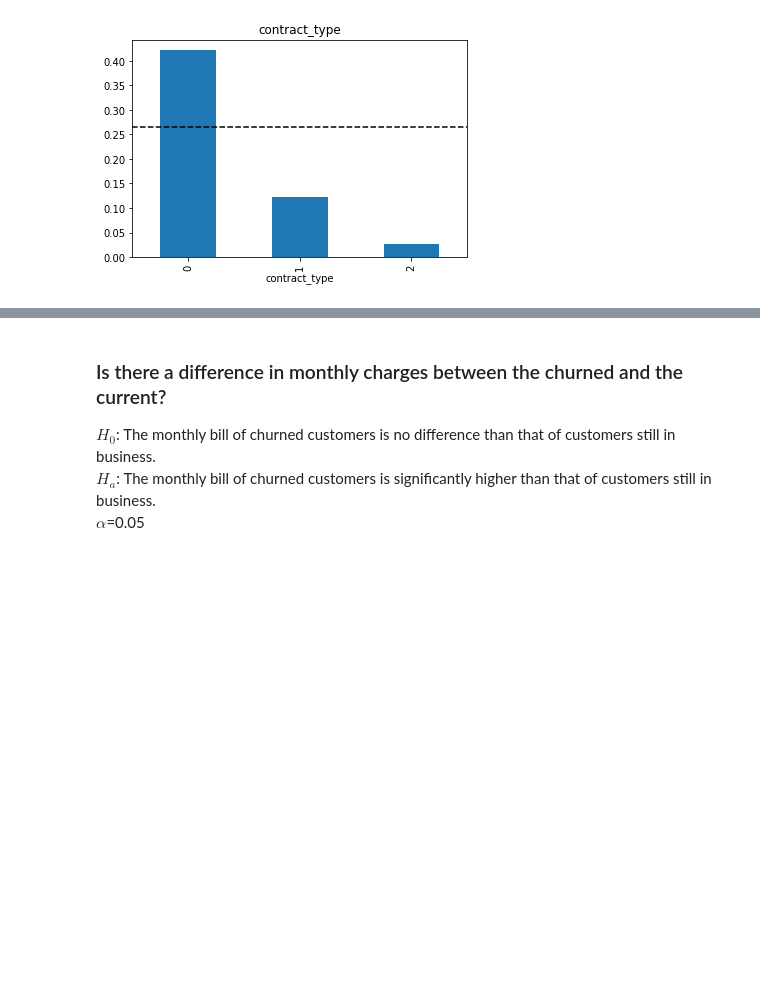
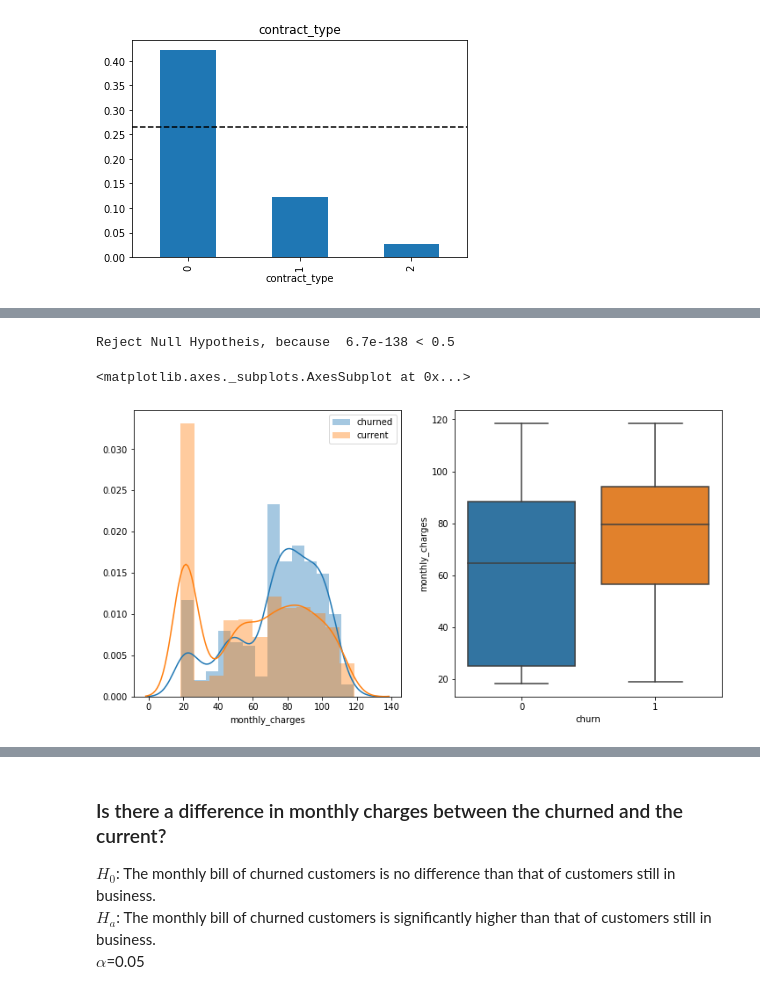
Before and after one commit to Yongliang-Shi/classification-project, a Jupyter notebook: report.ipynb, the cells around one changed output, grey strips where cells are left out. Cells and saved outputs as stored; diff of their text form; code cells hidden in the pictures; blank space fills up the shorter version.

```diff
--- a/report.ipynb
+++ b/report.ipynb
@@ -364,0 +535,29 @@ plt.hlines(churn_rate, *plt.xlim(), ls='--')
+# %%
+contigency_table = pd.crosstab(train.churn, train.contract_type)
+chi2, p, degf, expected = stats.chi2_contingency(contigency_table)
+if p/2 < 0.25:
+    print(f'Reject Null Hypotheis, because {p/2: .2} < 0.5')
+elif p/2 > 0.25:
+    print(f'Accept Null Hypotheis, because {p/2: .2} > 0.5')
+# %% [output]
+Reject Null Hypotheis, because  6.7e-138 < 0.5
+# %%
+boolean_churned = train.churn == 1
+boolean_current = train.churn == 0
+
+monthly_charges_churned = train[boolean_churned].monthly_charges
+monthly_charges_current = train[boolean_current].monthly_charges
+
+plt.figure(figsize=(12,6))
+plt.subplot(121)
+
+sns.distplot(monthly_charges_churned, label='churned')
+sns.distplot(monthly_charges_current, label='current')
+plt.legend()
+
+plt.subplot(122)
+
+sns.boxplot(data=train, x='churn', y='monthly_charges')
+# %% [output]
+<matplotlib.axes._subplots.AxesSubplot at 0x...>
+[figure, added]
```
Also changed, not shown: parts of 69 cells of this notebook.
